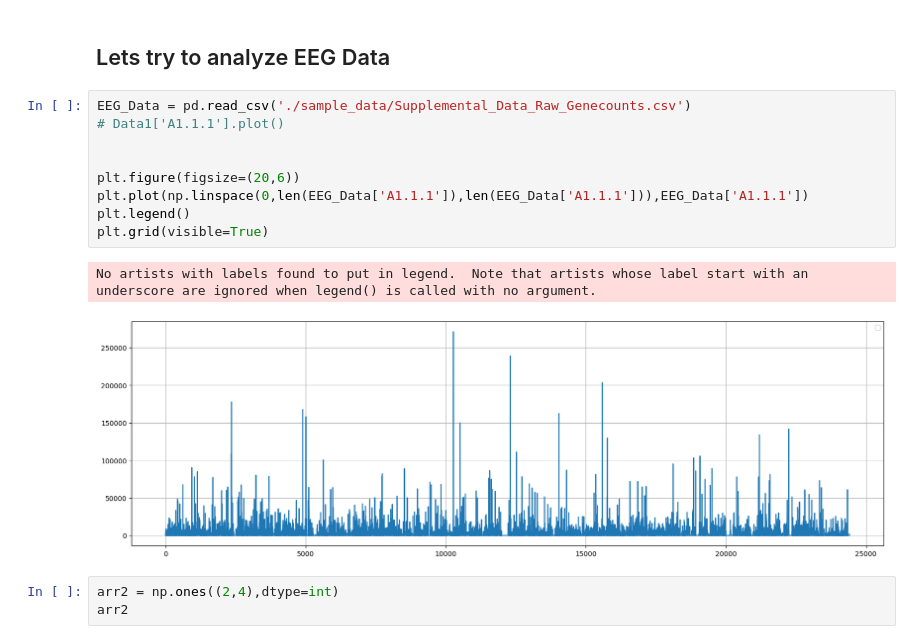
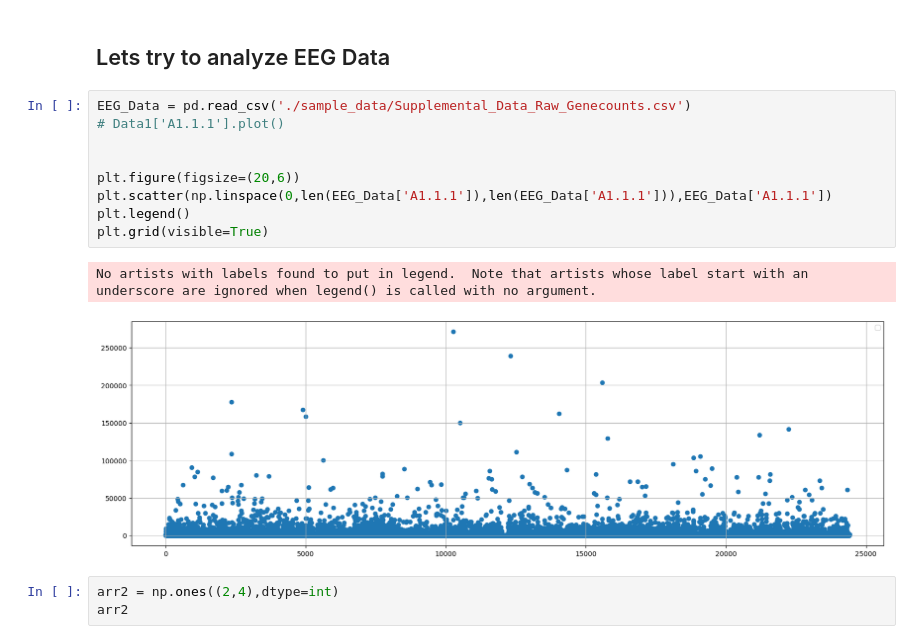
Before and after one commit to Dhyanesh-Panchal/PY-libraries-for-ML, a Jupyter notebook: Numpy Tuts.ipynb, the cells around one changed output. Cells and saved outputs as stored; diff of their text form.

```diff
--- a/Numpy Tuts.ipynb
+++ b/Numpy Tuts.ipynb
@@ -89,15 +89,15 @@ array([['Toyota', 'Honda', 'Toyota', 'BMW', 'Nissan', 'Toyota', 'Honda',
 # %%
 EEG_Data = pd.read_csv('./sample_data/Supplemental_Data_Raw_Genecounts.csv')
 # Data1['A1.1.1'].plot()
 
 
 plt.figure(figsize=(20,6))
-plt.plot(np.linspace(0,len(EEG_Data['A1.1.1']),len(EEG_Data['A1.1.1'])),EEG_Data['A1.1.1'])
+plt.scatter(np.linspace(0,len(EEG_Data['A1.1.1']),len(EEG_Data['A1.1.1'])),EEG_Data['A1.1.1'])
 plt.legend()
 plt.grid(visible=True)
 # %% [output]
 No artists with labels found to put in legend.  Note that artists whose label start with an underscore are ignored when legend() is called with no argument.
-[figure, old version]
+[figure, new version]
 # %%
 arr2 = np.ones((2,4),dtype=int)
 arr2
```
Also changed, not shown: parts of 1 cell of this notebook.
